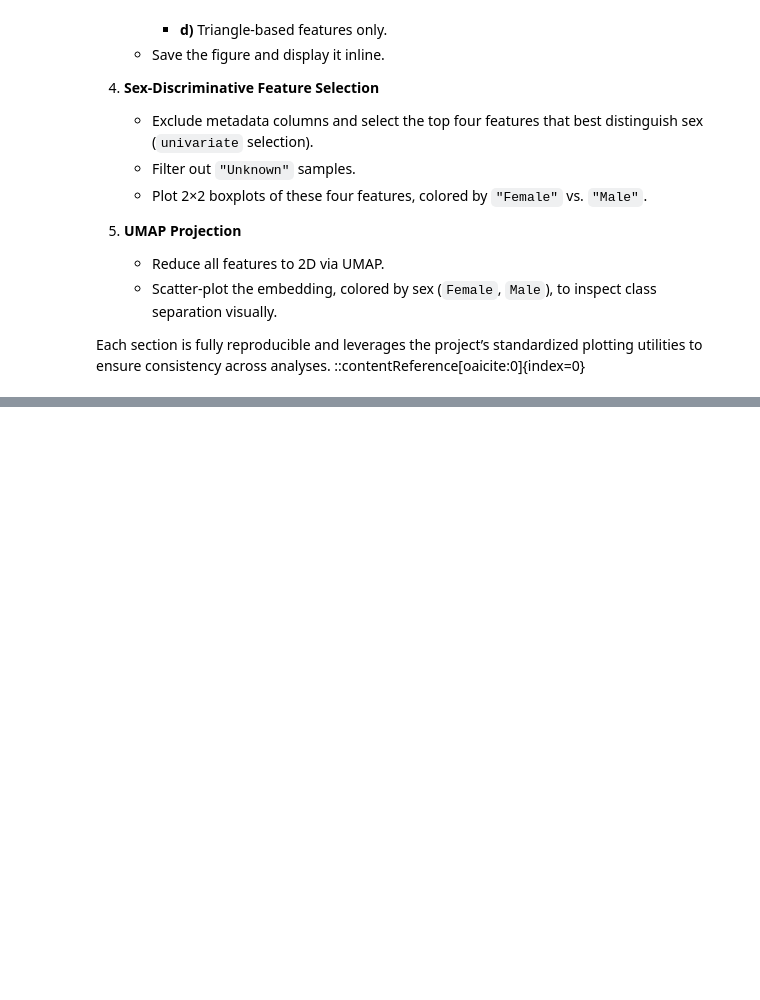
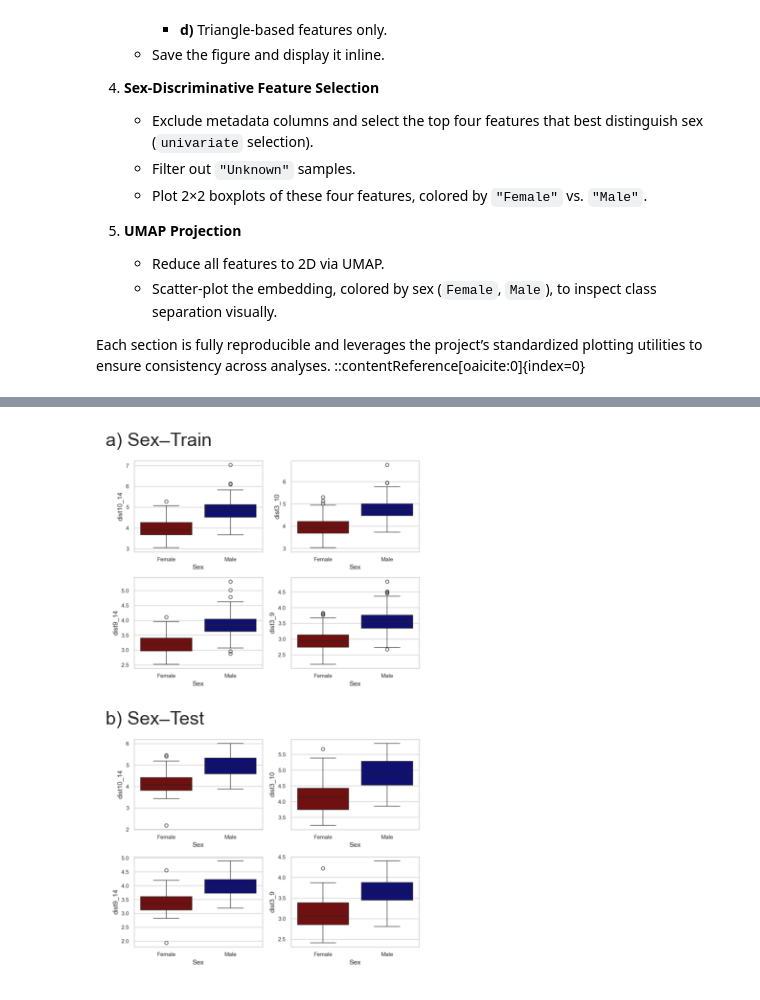
Before and after one commit to FKistner85/FIT_package, a Jupyter notebook: notebooks/diss_notbook.ipynb, the cells around one changed output, grey strips where cells are left out. Cells and saved outputs as stored; diff of their text form; code cells hidden in the pictures; blank space fills up the shorter version.

```diff
--- a/notebooks/diss_notbook.ipynb
+++ b/notebooks/diss_notbook.ipynb
@@ -362,0 +264,96 @@ Passing `palette` without assigning `hue` is deprecated and will be removed in v
+# %%
+# 3) Select top-4 sex-discriminative features
+meta_cols   = ["id","species","individual_id","date","location","dataorigin","substrate","sex","trail","Fold"]
+feature_cols= [c for c in train_df.columns if c not in meta_cols + ["sex_mapped"]]
+selector    = FeatureSelectionTransformer(method="univariate", k=4)
+selector.fit(
+    train_df[feature_cols],
+    train_df["sex_mapped"].map({"Female":0, "Male":1})
+)
+top4        = selector.selected_features_
+
+# 4) Boxplots of Top 4 Sex-Discriminative Features – Train vs. Test
+from IPython.display import display, Markdown, Image
+import matplotlib.pyplot as plt
+
+display(Markdown("**b) Boxplots of Top 4 Sex-Discriminative Features**"))
+
+# Train block
+display(Markdown("**a) Train Set**"))
+train_box_path = plot_sex_boxplots(
+    train_df, top4, fig_dir,
+    filename="boxplots_train_top4.png"
+)
+
+# Test block
+display(Markdown("**b) Test Set**"))
+test_box_path = plot_sex_boxplots(
+    test_df, top4, fig_dir,
+    filename="boxplots_test_top4.png"
+)
+
+# Display the saved Train/Test sex-boxplots vertically
+train_img = plt.imread(train_box_path)
+test_img  = plt.imread(test_box_path)
+
+fig, axes = plt.subplots(2, 1, figsize=plt.rcParams['figure.figsize'])
+axes[0].imshow(train_img); axes[0].axis("off"); axes[0].set_title("a) Sex–Train", loc="left")
+axes[1].imshow(test_img);  axes[1].axis("off"); axes[1].set_title("b) Sex–Test",  loc="left")
+plt.tight_layout()
+plt.show()
+
+# 5) Select top-4 individual-discriminative features
+from sklearn.preprocessing import LabelEncoder
+le            = LabelEncoder()
+train_labels  = le.fit_transform(train_df['individual_id'])
+selector_ind  = FeatureSelectionTransformer(method="univariate", k=4)
+selector_ind.fit(train_df[feature_cols], train_labels)
+top4_ind      = selector_ind.selected_features_
+
+# 6) Boxplots of Top 4 Individual-Discriminative Features – Train vs. Test
+display(Markdown("**c) Boxplots of Top 4 Individual-Discriminative Features**"))
+
+# Train block
+display(Markdown("**a) Train Set**"))
+fig, axes = plt.subplots(2, 2, figsize=plt.rcParams['figure.figsize'])
+for ax, feat in zip(axes.flat, top4_ind):
+    sns.boxplot(
+        data=train_df,
+        x='individual_id', y=feat, ax=ax,
+        hue='sex_mapped', palette=SEX_COLORS, dodge=False
+    )
+    ax.set_xlabel('Individual ID'); ax.set_ylabel(feat)
+    ax.tick_params(axis='x', rotation=90)
+plt.tight_layout()
+train_ind_box_path = fig_dir / 'boxplots_train_individual_top4.png'
+fig.savefig(train_ind_box_path, dpi=150)
+plt.close(fig)
+display(Image(filename=str(train_ind_box_path)))
+
+# Test block
+display(Markdown("**b) Test Set**"))
+fig, axes = plt.subplots(2, 2, figsize=plt.rcParams['figure.figsize'])
+for ax, feat in zip(axes.flat, top4_ind):
+    sns.boxplot(
+        data=test_df,
+        x='individual_id', y=feat, ax=ax,
+        hue='sex_mapped', palette=SEX_COLORS, dodge=False
+    )
+    ax.set_xlabel('Individual ID'); ax.set_ylabel(feat)
+    ax.tick_params(axis='x', rotation=90)
+plt.tight_layout()
+test_ind_box_path = fig_dir / 'boxplots_test_individual_top4.png'
+fig.savefig(test_ind_box_path, dpi=150)
+plt.close(fig)
+display(Image(filename=str(test_ind_box_path)))
+
+# Display the saved Train/Test individual-boxplots vertically
+train_img = plt.imread(train_ind_box_path)
+test_img  = plt.imread(test_ind_box_path)
+
+fig, axes = plt.subplots(2, 1, figsize=plt.rcParams['figure.figsize'])
+axes[0].imshow(train_img); axes[0].axis("off"); axes[0].set_title("a) Individual–Train", loc="left")
+axes[1].imshow(test_img);  axes[1].axis("off"); axes[1].set_title("b) Individual–Test",  loc="left")
+plt.tight_layout()
+plt.show()
+# %% [output]
@@ -362,0 +395 @@ Passing `palette` without assigning `hue` is deprecated and will be removed in v
+[figure, added]
```
Also changed, not shown: parts of 4 cells of this notebook, 9 other files.
